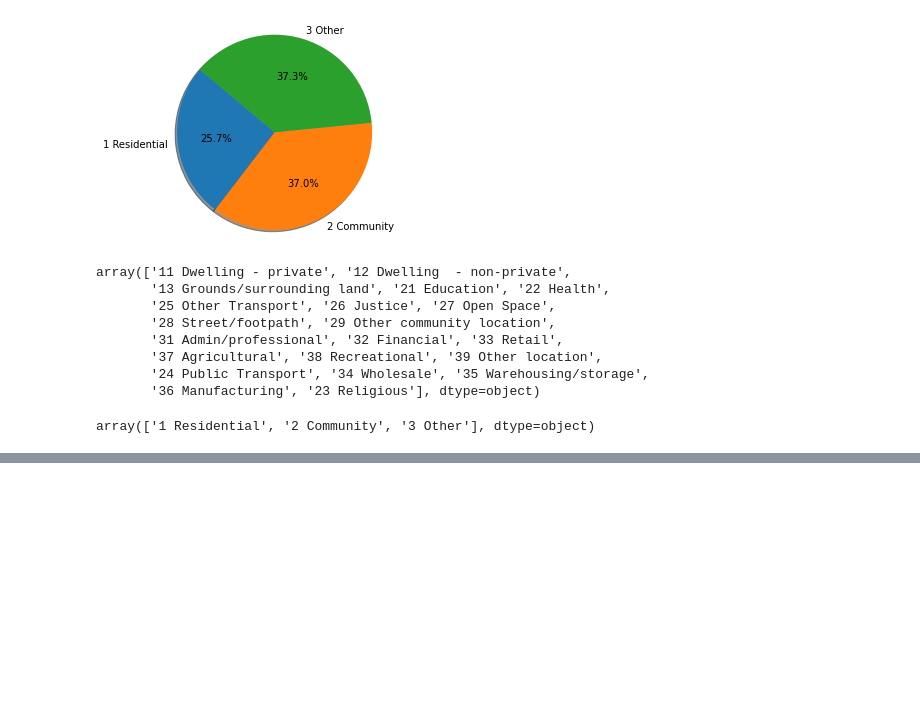
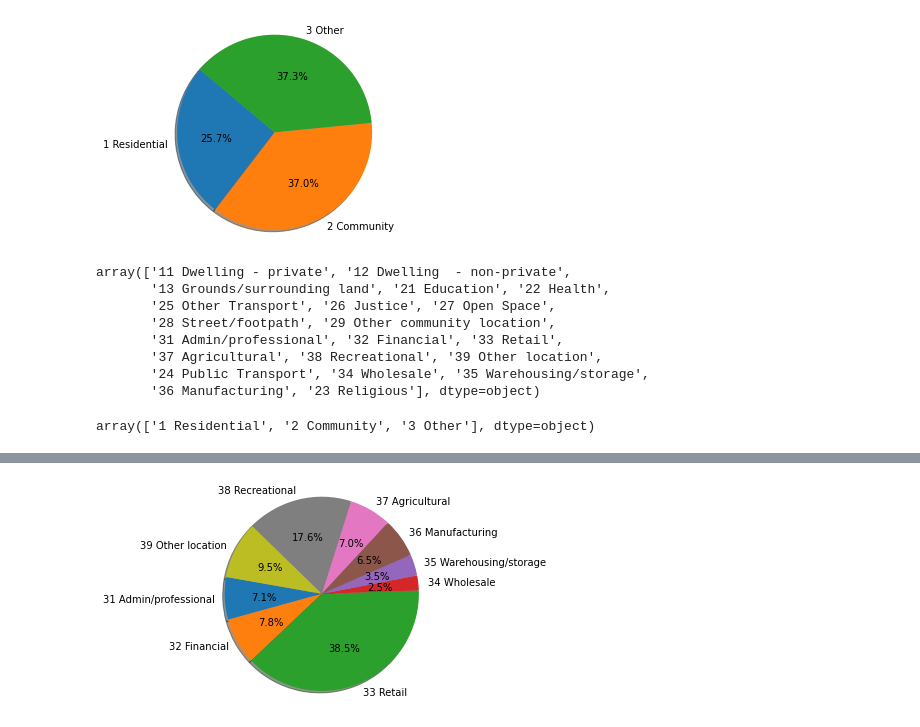
Before and after one commit to amir-motlagh/Project-01, a Jupyter notebook: Project 1.ipynb, the cells around one changed output, grey strips where cells are left out. Cells and saved outputs as stored; diff of their text form; code cells hidden in the pictures; blank space fills up the shorter version.

```diff
--- a/Project 1.ipynb
+++ b/Project 1.ipynb
@@ -59,3 +59,6 @@ array(['11 Dwelling - private', '12 Dwelling  - non-private',
 setting_of_crime_df["Location Division"].unique()
 # %% [output]
 array(['1 Residential', '2 Community', '3 Other'], dtype=object)
+# %%
+only_other = setting_of_crime_df.loc[setting_of_crime_df["Location Division"] == "3 Other", :]
+only_other
@@ -61,0 +79,6 @@ array(['1 Residential', '2 Community', '3 Other'], dtype=object)
+# %%
+only_other=only_other.loc[:, ["Location Subdivision", "Offence Count"]]
+# %%
+setting_only_other = only_other.groupby(["Location Subdivision"])
+setting_only_other = setting_only_other.count()
+setting_only_other
@@ -61,0 +97,7 @@ array(['1 Residential', '2 Community', '3 Other'], dtype=object)
+# %%
+plt.pie(setting_only_other["Offence Count"], labels=setting_only_other.index,
+        autopct="%1.1f%%", shadow=True, startangle=170)
+plt.axis("equal")
+plt.show()
+# %% [output]
+[figure, added]
```
Also changed, not shown: parts of 7 cells of this notebook.
